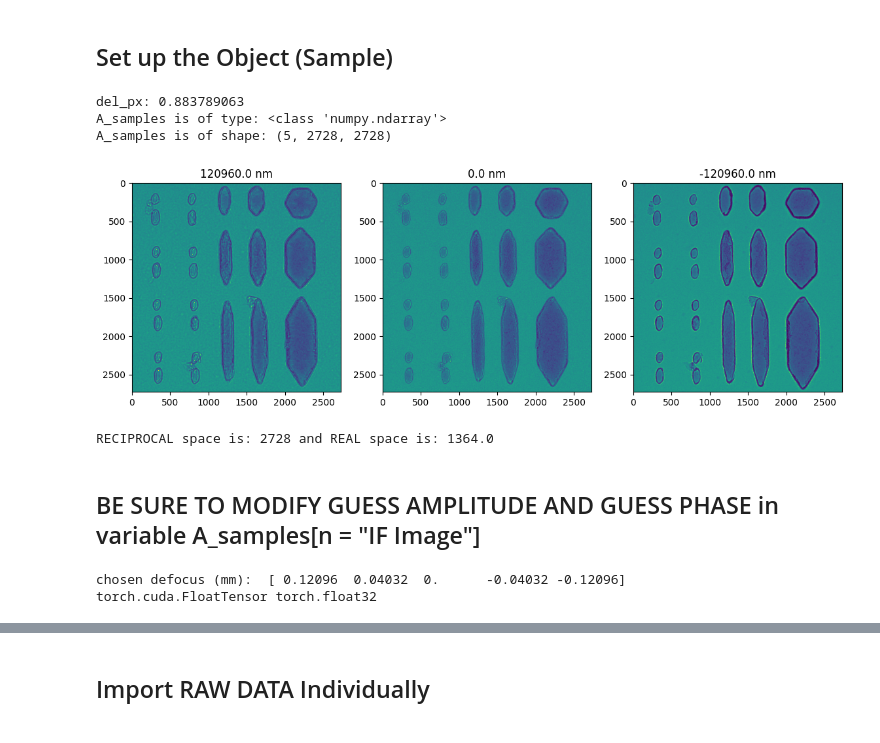
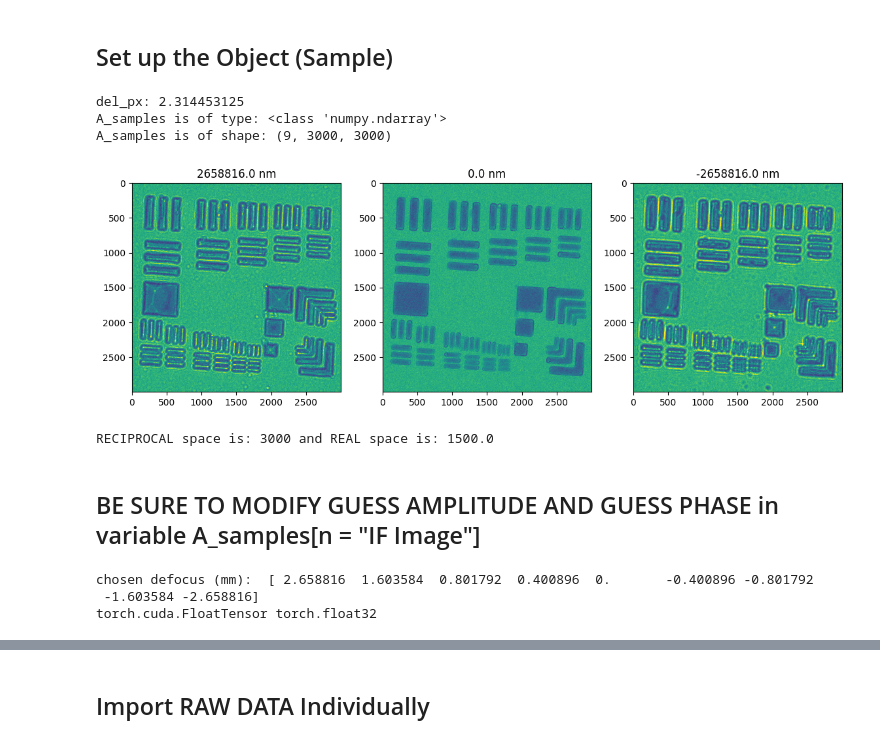
Before and after one commit to KaynaL-MT/AD_LTEM, a Jupyter notebook: KaynaL-MT/AD_LTEM_PyTorch_exp_Kayna.ipynb, the cells around one changed output, grey strips where cells are left out. Cells and saved outputs as stored; diff of their text form; code cells hidden in the pictures.

Commit message:
modified with full nano FOV

```diff
--- a/KaynaL-MT/AD_LTEM_PyTorch_exp_Kayna.ipynb
+++ b/KaynaL-MT/AD_LTEM_PyTorch_exp_Kayna.ipynb
@@ -46,15 +40,14 @@ quad1_resized.save('/home/ktrujillo/Lorentz/Kayna/ALTEM/Py(18)Pt(2)C(1)/2023_05_
 # %%
 #  !gdown "http://drive.google.com/uc?id=1S6RFU3eTiHVM6wN5YfS7VBk6NzmATi54"
-expdata = fabio.open("/home/ktrujillo/Lorentz/Kayna/ALTEM/Py(18)Pt(2)C(1)/2023_05_25/TIE/hex_sm_nano/aligned_imgj/unflip/full_aligned_cropped.tif")
-# fabio.open("/home/ktrujillo/Lorentz/Kayna/ALTEM/Py(18)Pt(2)C(1)/2023_05_18/TIE/usaf_micro/aligned_imgj/unflip/aligned_usaf_micro_32.tif")
+expdata = fabio.open("/home/ktrujillo/Lorentz/Kayna/ALTEM/Py(18)Pt(2)C(1)/2023_05_25/TIE/usaf_nano/aligned_imgj/unflip/full_aligned_3000.tif")
 # %% [markdown]
 ## Set up the Object (Sample)
 # %%
 # Dimensions of object:
-Nz = 5#7 #9 #7 #15 number of images in stack
-Ny = 2728#3600 #2970 #4096 #2400   # length of y-axis
-Nx = 2728#3600 #2970 #4096 #2400   # length of x-axis
-del_px = 0.883789063#6.940917969 #2.314453125  # nm/pixel
+Nz = 9    # number of images in stack
+Ny = 3000 # length of y-axis
+Nx = 3000 # length of x-axis
+del_px = 2.314453125  # nm/pixel
 print("del_px:", del_px)
 
 A_samples = np.zeros((Nz, Ny, Nx))
@@ -65,13 +58,13 @@ print("A_samples is of shape:", A_samples.shape)    # verify the array
 for ii in range(Nz):
   A_samples[ii] =  expdata.getframe(ii).data[:,:]#[1185:(1185+1350), 0:1350]
 
-# np.save(file="/home/ktrujillo/Lorentz/Kayna/ALTEM/Py(18)Pt(2)C(1)/2023_05_25/TIE/hex_sm_nano/aligned_imgj/images/RMAD/hex_sm_nano_A_samples.npy",
-#         arr=A_samples,
-#         allow_pickle=False
-#         )
 
 
-A_samples = np.sqrt(A_samples) #np.emath.sqrt(A_samples) #np.sqrt(A_samples)
+# np.where(A_samples == 0)
+# np.where(A_samples < 0)
+
+# print(A_samples)
+A_samples = np.sqrt(np.abs(A_samples)) #np.emath.sqrt(A_samples) #np.sqrt(A_samples)
 
 # normalize to the amplitude of the sample's experimental values
 A_samples/=A_samples.mean(1).mean(1)[:,np.newaxis,np.newaxis]
@@ -79,62 +72,62 @@ A_samples/=A_samples.mean(1).mean(1)[:,np.newaxis,np.newaxis]
 # defocus = np.array([-2396160.0, -1234944.0, 0.0, 1234944.0, 2396160.0])
 
 # f, ax = pyplot.subplots(ncols=3, figsize = (14,8))
-# ax[0].imshow(A_samples[0], cmap='viridis', norm=colors.Normalize(A_samples[2].min(), A_samples[2].max()))
+# ax[0].imshow(A_samples[0], cmap='viridis', norm=colors.Normalize(A_samples[4].min(), A_samples[4].max()))
 # ax[0].set_title("{0} nm".format(defocus[0]))
-# ax[1].imshow(A_samples[2], cmap='viridis', norm=colors.Normalize(A_samples[2].min(), A_samples[2].max()))
-# ax[1].set_title("{0} nm".format(defocus[2]))
-# ax[2].imshow(A_samples[-1], cmap='viridis', norm=colors.Normalize(A_samples[2].min(), A_samples[2].max()))
-# ax[2].set_title("{0} nm".format(defocus[-1]));
+# ax[1].imshow(A_samples[4], cmap='viridis', norm=colors.Normalize(A_samples[4].min(), A_samples[4].max()))
+# ax[1].set_title("{0} nm".format(defocus[4]))
+# ax[4].imshow(A_samples[-1], cmap='viridis', norm=colors.Normalize(A_samples[4].min(), A_samples[4].max()))
+# ax[4].set_title("{0} nm".format(defocus[-1]));
 # %% [output]
-del_px: 0.883789063
+del_px: 2.314453125
 A_samples is of type: <class 'numpy.ndarray'>
-A_samples is of shape: (5, 2728, 2728)
+A_samples is of shape: (9, 3000, 3000)
 # %%
 # usaf_nano
-# defocus = np.array([2658816.0,
-#                     1603584.0,
-#                     801792.0,
-#                     400896.0,
-#                     0.0,
-#                     -400896.0,
-#                     -801792.0,
-#                     -1603584.0,
-#                     -2658816.0,
-#                     ])
+defocus = np.array([2658816.0,
+                    1603584.0,
+                    801792.0,
+                    400896.0,
+                    0.0,
+                    -400896.0,
+                    -801792.0,
+                    -1603584.0,
+                    -2658816.0,
+                    ])
 
 # bars_circs_lg_micro
 # defocus = np.array([1216512.0, 811008.0, 405504.0, 0.0, -405504.0, -811008.0, -1216512.0])
 
 # bars_circs_md_micro
 # defocus = np.array([2405376.0, 1285632.0, 640512.0, 322560.0, 161280.0, 82944.0, 41472.0, 0.0, -41472.0, -82944.0, -161280.0, -322560.0, -640512.0, -1285632.0, -2405376.0])
 
 # hexs_lg
 # defocus = np.array([2396160.0, 1603584.0, 811008.0, 405504.0, 0.0, -405504.0, -811008.0, -1603584.0, -2396160.0])
 
 # hexs_md
 # defocus = np.array([640512.0, 322560.0, 161280.0, 82944.0, 41472.0, 0.0, -41472.0, -82944.0, -161280.0, -322560.0, -640512.0])
 
 # hexs_sm_nano
-defocus = np.array([120960.0, 40320.0, 0.0, -40320.0, -120960.0])
+# defocus = np.array([120960.0, 40320.0, 0.0, -40320.0, -120960.0])
 
 # usaf_micro
 # defocus = np.array([1234944.0, 608256.0, 313344.0, 0.0, -313344.0, -608256.0, -1234944.0])
 
 f, ax = pyplot.subplots(ncols=3, figsize = (14,8))
-ax[0].imshow(A_samples[0], cmap='viridis', norm=colors.Normalize(A_samples[2].min(), A_samples[2].max()))
+ax[0].imshow(A_samples[0], cmap='viridis', norm=colors.Normalize(A_samples[4].min(), A_samples[4].max()))
 ax[0].set_title("{0} nm".format(defocus[0]))
-ax[1].imshow(A_samples[2], cmap='viridis', norm=colors.Normalize(A_samples[2].min(), A_samples[2].max()))
-ax[1].set_title("{0} nm".format(defocus[2]))
-ax[2].imshow(A_samples[-1], cmap='viridis', norm=colors.Normalize(A_samples[2].min(), A_samples[2].max()))
+ax[1].imshow(A_samples[4], cmap='viridis', norm=colors.Normalize(A_samples[4].min(), A_samples[4].max()))
+ax[1].set_title("{0} nm".format(defocus[4]))
+ax[2].imshow(A_samples[-1], cmap='viridis', norm=colors.Normalize(A_samples[4].min(), A_samples[4].max()))
 ax[2].set_title("{0} nm".format(defocus[-1]));
 # %% [output]
-[figure, old version]
+[figure, new version]
 # %%
 # rewriting the microscope transfer function with tensorflow
 import scipy.constants as physcon
 
 # Dimensions of the dataset are reciprocal space (dim) dimensions
-[dim,dim] = A_samples[2].shape
+[dim,dim] = A_samples[4].shape
 # Dimensions of real space (d2) dimensions
 d2 = dim/2
 print("RECIPROCAL space is:", dim, "and REAL space is:", d2)
@@ -193,7 +186,7 @@ qq = torch.tensor(np.sqrt(X**2 + Y**2) / float(dim),
 
 #   return transfer_function
 # %% [output]
-RECIPROCAL space is: 2728 and REAL space is: 1364.0
+RECIPROCAL space is: 3000 and REAL space is: 1500.0
 # %%
 del_px = del_px #nm/px
 
@@ -267,14 +260,14 @@ def training_loop(optimizer, n=10000):
 # %%
 ## BE SURE TO MODIFY GUESS AMPLITUDE AND GUESS PHASE in variable A_samples[n = "IF Image"]
 
-selection = [0, 1, 2, 3, 4]#, 5, 6]
+selection = [0, 1, 2, 3, 4, 5, 6, 7, 8]
 # selection = [0, 1, 2, 3, 4, 5, 6, -6, -5, -4, -3, -2, -1]
 print("chosen defocus (mm): ", defocus[selection]/1e6)
 
 exp_data = torch.from_numpy(A_samples[selection].astype(np.float32)).to(device)
 
 # initialize the amplitude as the square root of the on focus image intensity, the optimal weight is known for simulated data, and is estimated for exp data
-guess_amplitude = torch.tensor(denoise_tv_chambolle(A_samples[2],
+guess_amplitude = torch.tensor(denoise_tv_chambolle(A_samples[4],
                                                     weight=0.025,
                                                     channel_axis=False),
                                 dtype=torch.float32,
@@ -283,7 +276,7 @@ guess_amplitude = torch.tensor(denoise_tv_chambolle(A_samples[2],
 # initialize the phase as 0.5 everywhere
 
 # initialize the amplitude as the square root of the on focus image intensity, the optimal weight is known for simulated data, and is estimated for exp data
-guess_phase = torch.tensor(np.zeros(A_samples[2].shape)+0.5,
+guess_phase = torch.tensor(np.zeros(A_samples[4].shape)+0.5,
                            dtype=torch.float32,
                            requires_grad=True,
                            device=device)
@@ -297,7 +290,8 @@ theta_c = torch.tensor(-500, dtype=torch.float32, requires_grad=False, device=de
 
 opt = torch.optim.Adam([guess_phase], lr=.025)
 # %% [output]
-chosen defocus (mm):  [ 0.12096  0.04032  0.      -0.04032 -0.12096]
+chosen defocus (mm):  [ 2.658816  1.603584  0.801792  0.400896  0.       -0.400896 -0.801792
+ -1.603584 -2.658816]
 torch.cuda.FloatTensor torch.float32
 # %%
 losses = training_loop(opt, n=1000)
```
Also changed, not shown: parts of 8 cells of this notebook.
